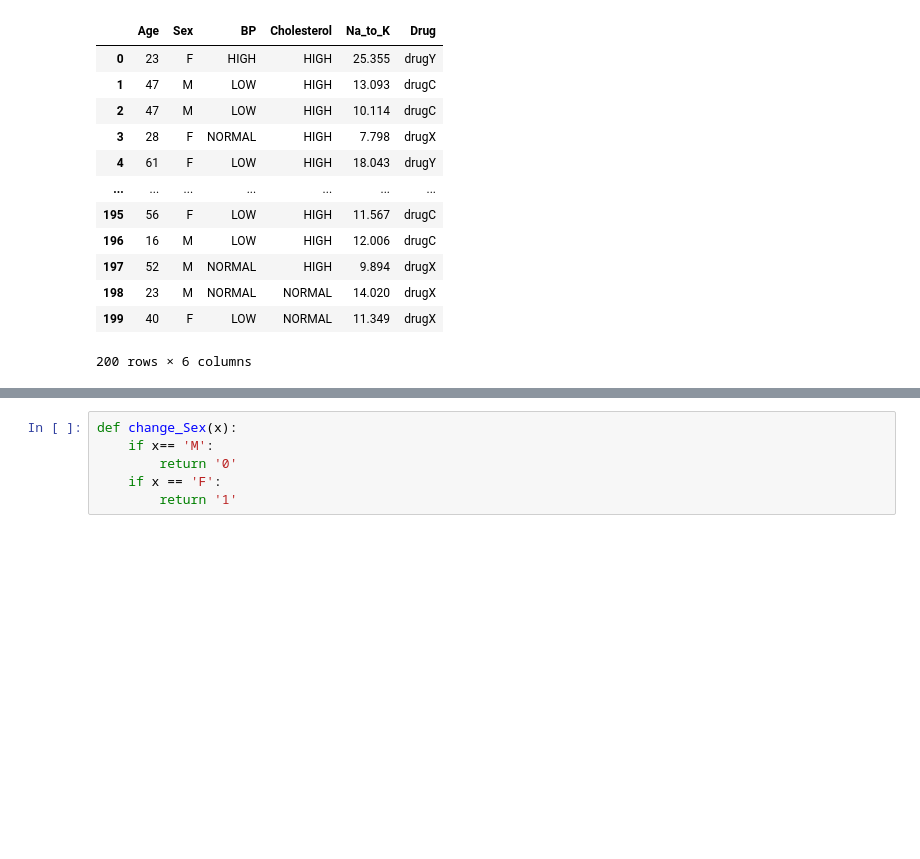
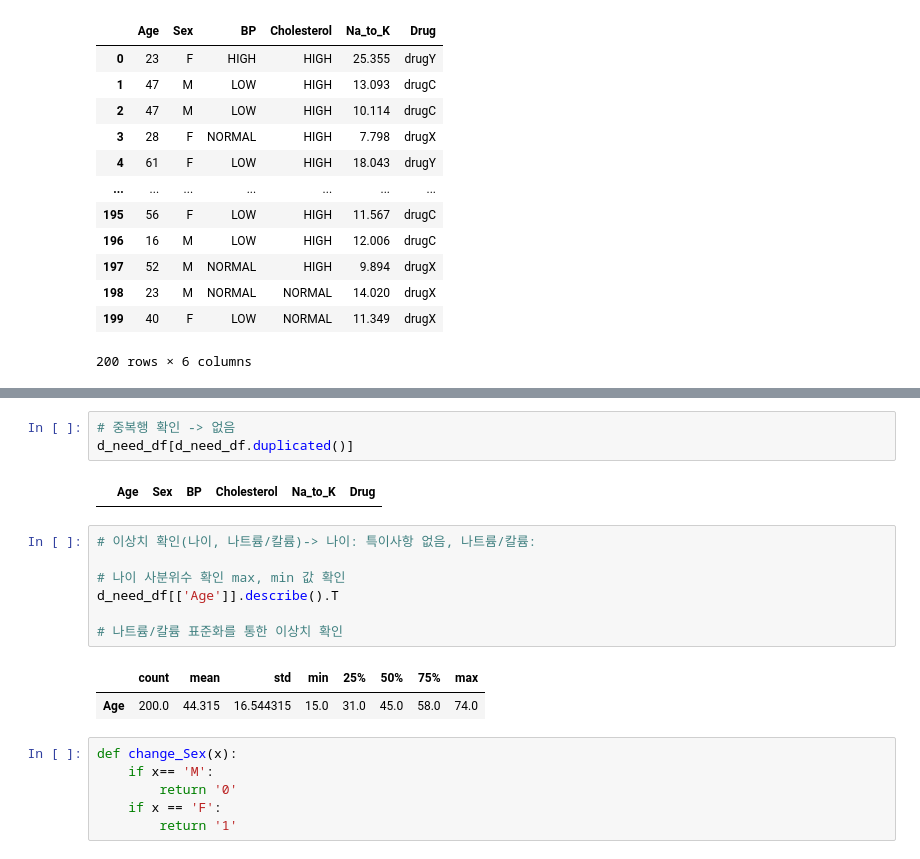
Before and after one commit to kimgusan/Machine_Learning, a Jupyter notebook: b_classifier/b_dicision_tree_task_s.ipynb, the cells around one changed output, grey strips where cells are left out. Saved outputs shown, nothing was run; the diff lists cells and outputs as text; blank space fills up the shorter version.

```diff
--- a/b_classifier/b_dicision_tree_task.ipynb
+++ b/b_classifier/b_dicision_tree_task_s.ipynb
@@ -39,3 +51,18 @@ d_need_df=d_df.copy()
+# %%
+# 중복행 확인 -> 없음
+d_need_df[d_need_df.duplicated()]
+# %% [output]
+|  | Age | Sex | BP | Cholesterol | Na_to_K | Drug |
+# %%
+# 이상치 확인(나이, 나트륨/칼륨)-> 나이: 특이사항 없음, 나트륨/칼륨:
+
+# 나이 사분위수 확인 max, min 값 확인
+d_need_df[['Age']].describe().T
+
+# 나트륨/칼륨 표준화를 통한 이상치 확인
+# %% [output]
+|  | count | mean | std | min | 25% | 50% | 75% | max |
+| Age | 200.0 | 44.315 | 16.544315 | 15.0 | 31.0 | 45.0 | 58.0 | 74.0 |
 # %%
 def change_Sex(x):
     if x== 'M':
```
Also changed, not shown: parts of 2 cells of this notebook, 7 other files.
